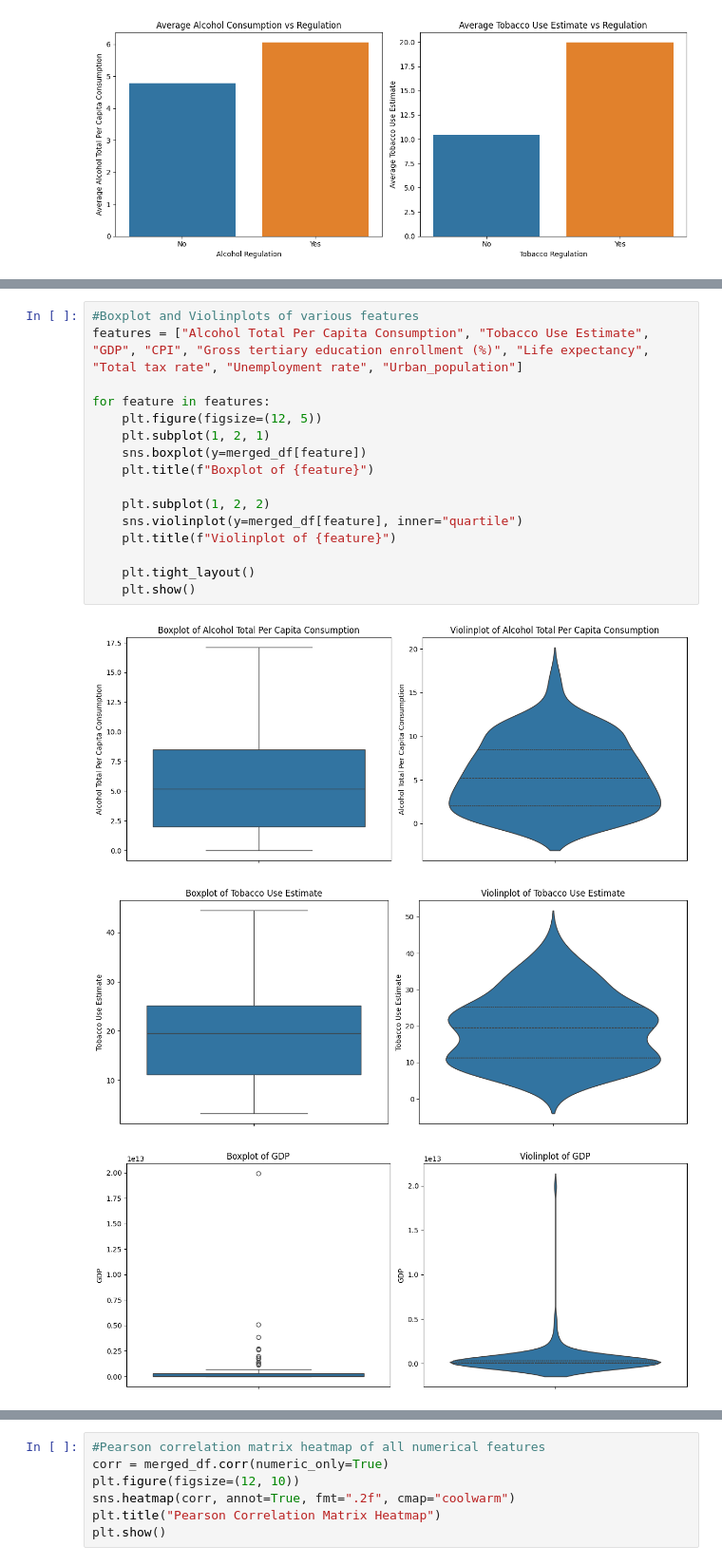
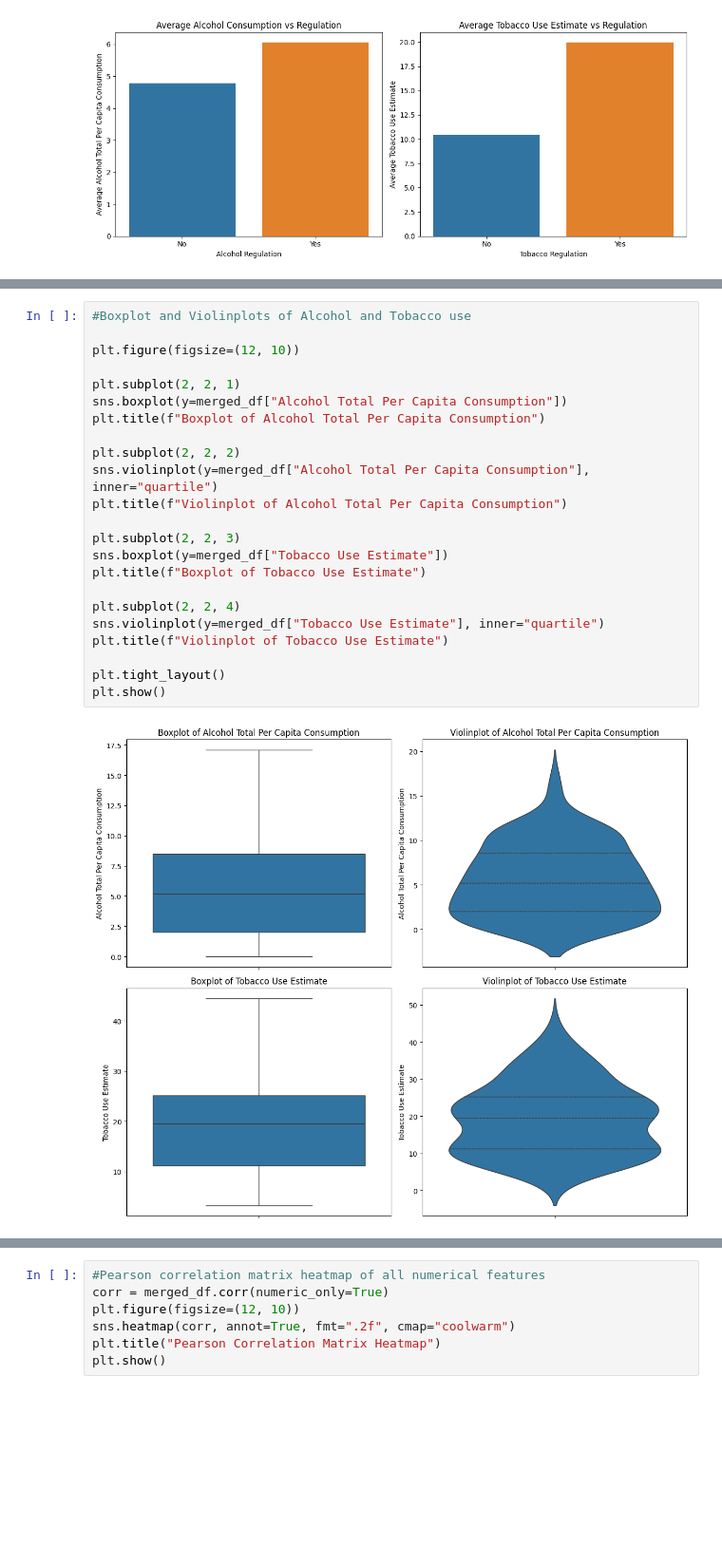
Before and after one commit to OmerBerkeUzun/Alcohol-and-Tobacco-Consumption-Analysis, a Jupyter notebook: project.ipynb, the cells around one changed output, grey strips where cells are left out. Shown at 95% size. Saved outputs shown, nothing was run; the diff lists cells and outputs as text; blank space fills up the shorter version.

```diff
--- a/project.ipynb
+++ b/project.ipynb
@@ -143,20 +167,25 @@ Boxplot and Violinplots of various features
 # %%
-#Boxplot and Violinplots of various features
-features = ["Alcohol Total Per Capita Consumption", "Tobacco Use Estimate", "GDP", "CPI", "Gross tertiary education enrollment (%)", "Life expectancy", "Total tax rate", "Unemployment rate", "Urban_population"]
+#Boxplot and Violinplots of Alcohol and Tobacco use
 
-for feature in features:
-    plt.figure(figsize=(12, 5))
-    plt.subplot(1, 2, 1)
-    sns.boxplot(y=merged_df[feature])
-    plt.title(f"Boxplot of {feature}")
+plt.figure(figsize=(12, 10))
 
-    plt.subplot(1, 2, 2)
-    sns.violinplot(y=merged_df[feature], inner="quartile")
-    plt.title(f"Violinplot of {feature}")
+plt.subplot(2, 2, 1)
+sns.boxplot(y=merged_df["Alcohol Total Per Capita Consumption"])
+plt.title(f"Boxplot of Alcohol Total Per Capita Consumption")
 
-    plt.tight_layout()
-    plt.show()
+plt.subplot(2, 2, 2)
+sns.violinplot(y=merged_df["Alcohol Total Per Capita Consumption"], inner="quartile")
+plt.title(f"Violinplot of Alcohol Total Per Capita Consumption")
+
+plt.subplot(2, 2, 3)
+sns.boxplot(y=merged_df["Tobacco Use Estimate"])
+plt.title(f"Boxplot of Tobacco Use Estimate")
+
+plt.subplot(2, 2, 4)
+sns.violinplot(y=merged_df["Tobacco Use Estimate"], inner="quartile")
+plt.title(f"Violinplot of Tobacco Use Estimate")
+
+plt.tight_layout()
+plt.show()
 # %% [output]
-[figure, old version]
+[figure, new version]
-[figure, removed]
-[figure, removed]
```
Also changed, not shown: parts of 22 cells of this notebook.
